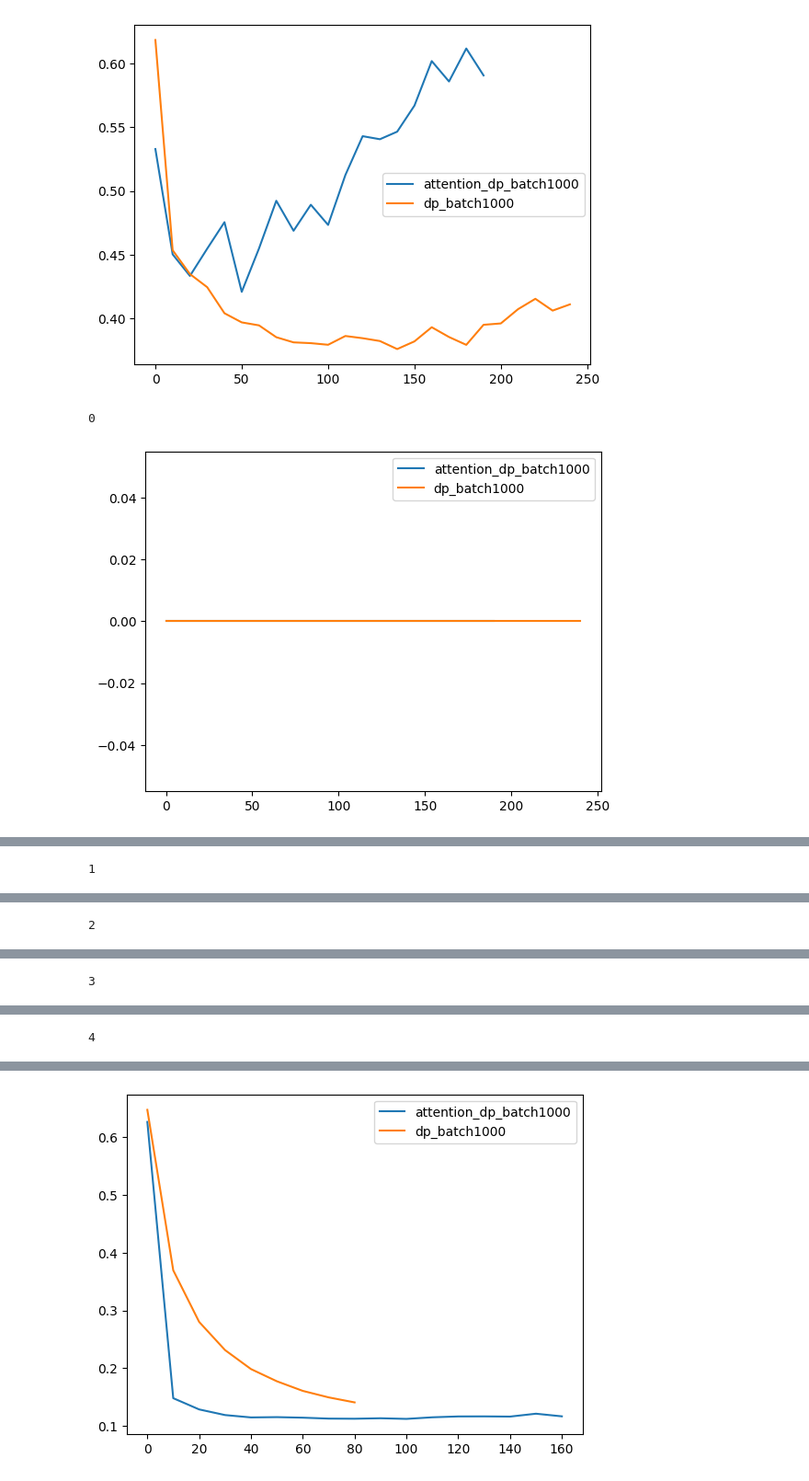
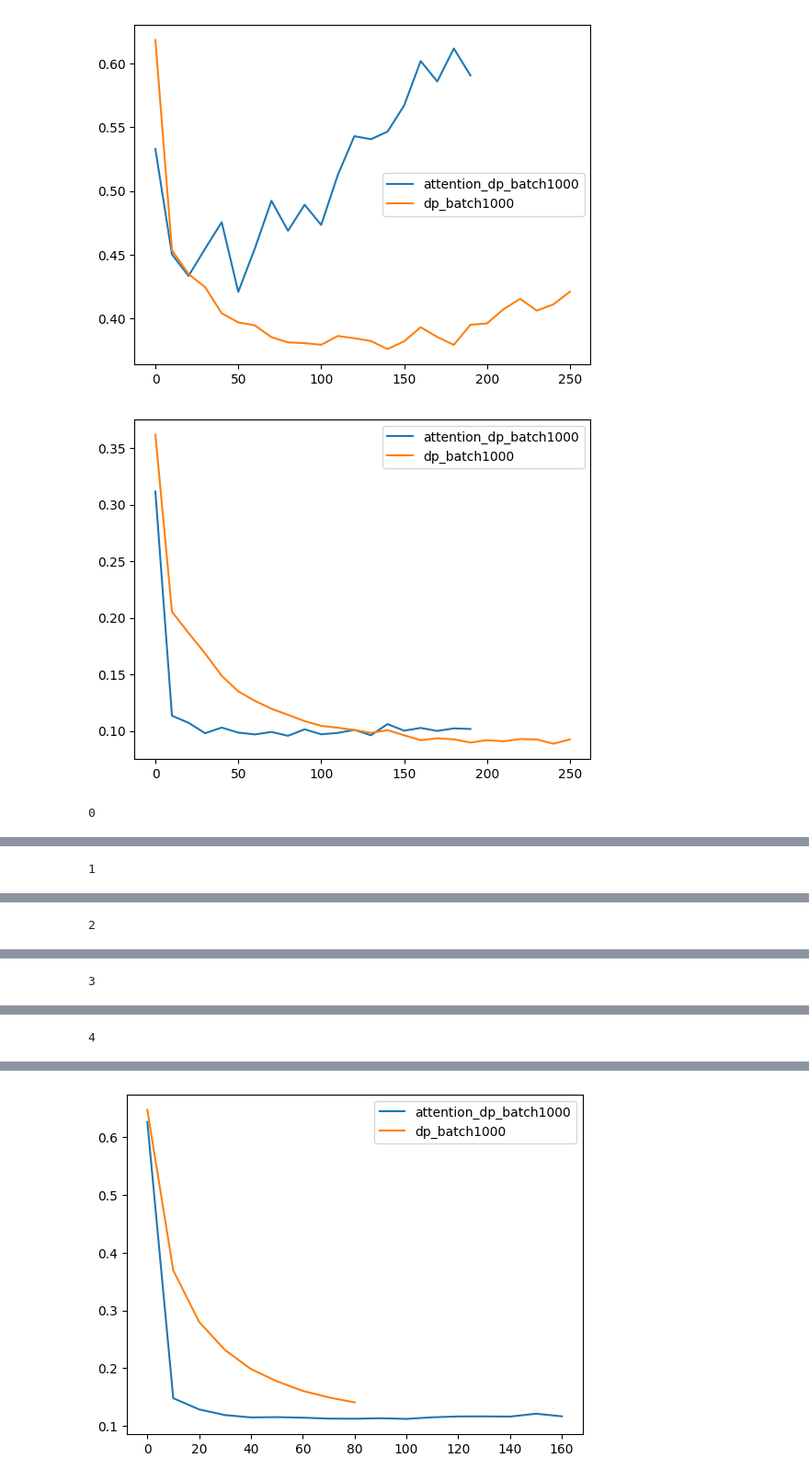
Before and after one commit to tkgsn/priv_traj_gen, a Jupyter notebook: show.ipynb, the cells around one changed output, grey strips where cells are left out. Shown at 92% size. Cells and saved outputs as stored; diff of their text form; code cells hidden in the pictures.

```diff
--- a/show.ipynb
+++ b/show.ipynb
@@ -55,29 +55,38 @@ def plot_average(test_jsss, label, x=None):
 # %%
 dataset = "peopleflow"
 data_name = "100000"
 training_data_name = "bin38"
 
 # plot next_location_js
 save_names = ["attention_dp_batch1000", "dp_batch1000"]
 test_jssss = [load(save_name, "next_location_js") for save_name in save_names]
+for test_jsss, save_name in zip(test_jssss, save_names):
+    epochs = [v*10 for v in range(len(test_jsss))]
+    plot_average(test_jsss, save_name, x=epochs)
+plt.legend()
+plt.show()
+
+# plot route_js
+save_names = ["attention_dp_batch1000", "dp_batch1000"]
+test_jssss = [load(save_name, "route_js") for save_name in save_names]
 for test_jsss, save_name in zip(test_jssss, save_names):
     epochs = [v*10 for v in range(len(test_jsss))]
     plot_average(test_jsss, save_name, x=epochs)
 plt.legend()
 plt.show()
 
 # plot global_js
 test_jssss = [load(save_name, "global_js") for save_name in save_names]
 targets = [0,1,2,3,4]
 for target in targets:
     print(target)
     for test_jsss, save_name in zip(test_jssss, save_names):
         epochs = [v*10 for v in range(len(test_jsss))]
         plot(test_jsss, target, save_name, x=epochs)
     plt.legend()
 
     plt.show()
 # %% [output]
-[figure, old version]
+[figure, new version]
+[figure, new version]
 0
-[figure, old version]
```
Also changed, not shown: parts of 2 cells of this notebook, 5 other files.
